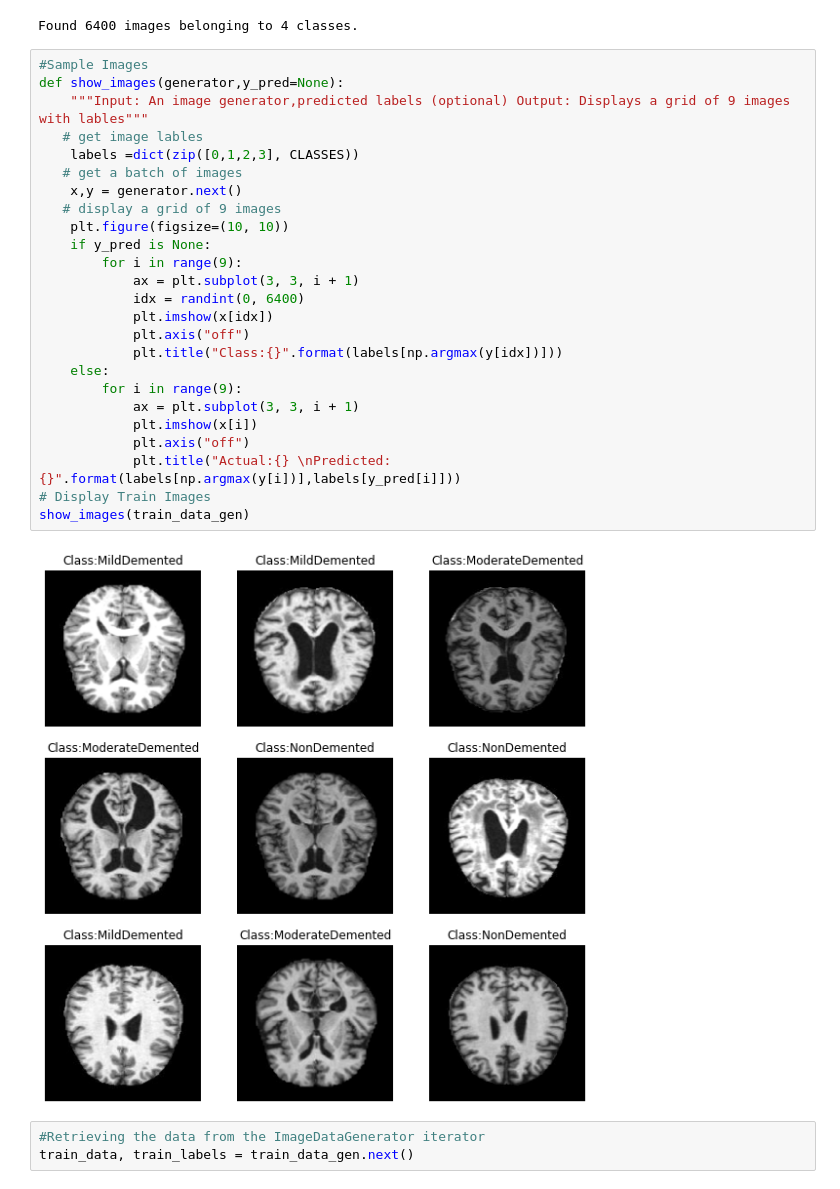
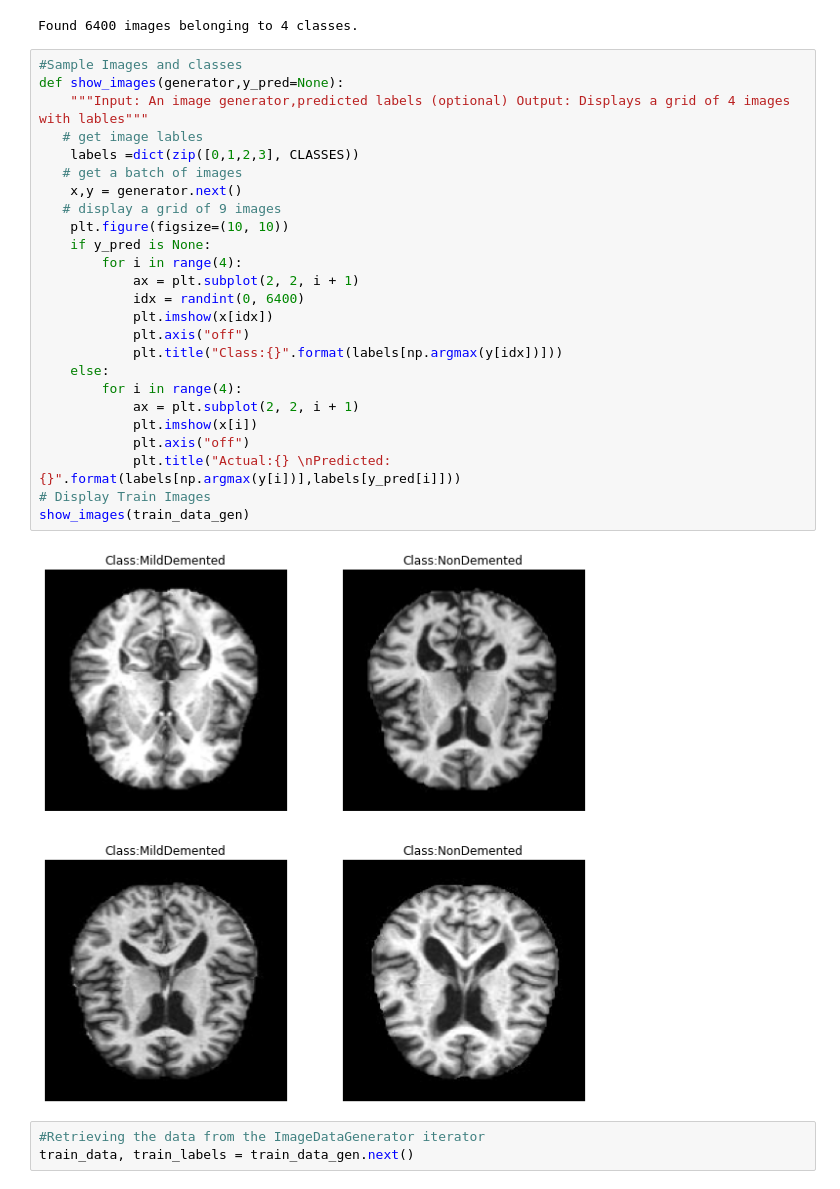
Before and after one commit to olajideajayi/Alzheimer-s-and-Dementia-Predictive-Model, a Jupyter notebook: Alzheimer Prediction Model.ipynb, the cells around one changed output. Saved outputs shown, nothing was run; the diff lists cells and outputs as text.

```diff
--- a/Alzheimer Prediction Model.ipynb
+++ b/Alzheimer Prediction Model.ipynb
@@ -72,32 +75,32 @@ train_data_gen = work_dr.flow_from_directory(directory=W_DIR, target_size=DIM, b
 # %% [output]
 Found 6400 images belonging to 4 classes.
 # %%
-#Sample Images
+#Sample Images and classes
 def show_images(generator,y_pred=None):
-    """Input: An image generator,predicted labels (optional) Output: Displays a grid of 9 images with lables"""
+    """Input: An image generator,predicted labels (optional) Output: Displays a grid of 4 images with lables"""
    # get image lables
     labels =dict(zip([0,1,2,3], CLASSES))
    # get a batch of images
     x,y = generator.next()
    # display a grid of 9 images
     plt.figure(figsize=(10, 10))
     if y_pred is None:
-        for i in range(9):
-            ax = plt.subplot(3, 3, i + 1)
+        for i in range(4):
+            ax = plt.subplot(2, 2, i + 1)
             idx = randint(0, 6400)
             plt.imshow(x[idx])
             plt.axis("off")
             plt.title("Class:{}".format(labels[np.argmax(y[idx])]))
     else:
-        for i in range(9):
-            ax = plt.subplot(3, 3, i + 1)
+        for i in range(4):
+            ax = plt.subplot(2, 2, i + 1)
             plt.imshow(x[i])
             plt.axis("off")
             plt.title("Actual:{} \nPredicted:{}".format(labels[np.argmax(y[i])],labels[y_pred[i]]))
 # Display Train Images
 show_images(train_data_gen)
 # %% [output]
-[figure, old version]
+[figure, new version]
 # %%
 #Retrieving the data from the ImageDataGenerator iterator
 train_data, train_labels = train_data_gen.next()
```
Also changed, not shown: parts of 20 cells of this notebook.
